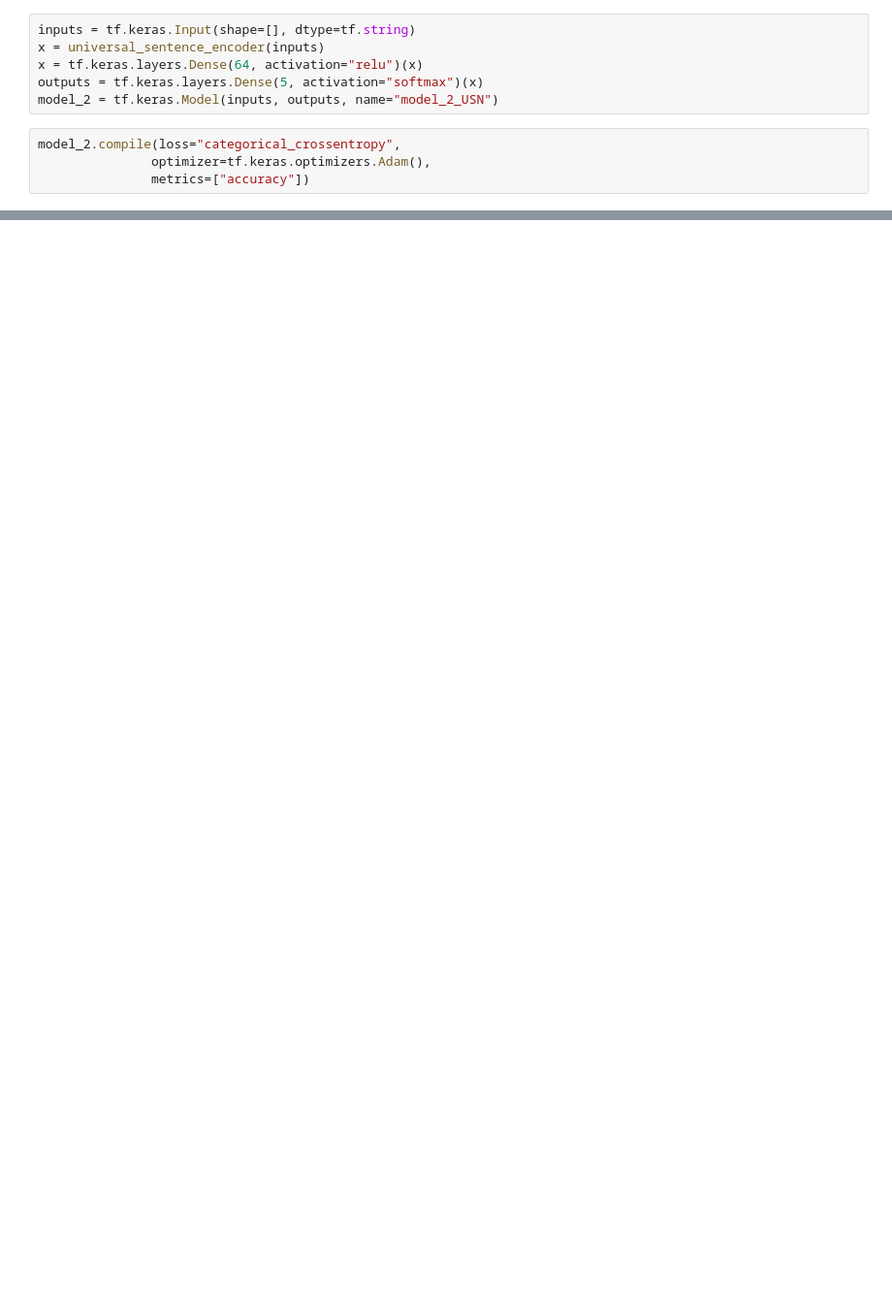
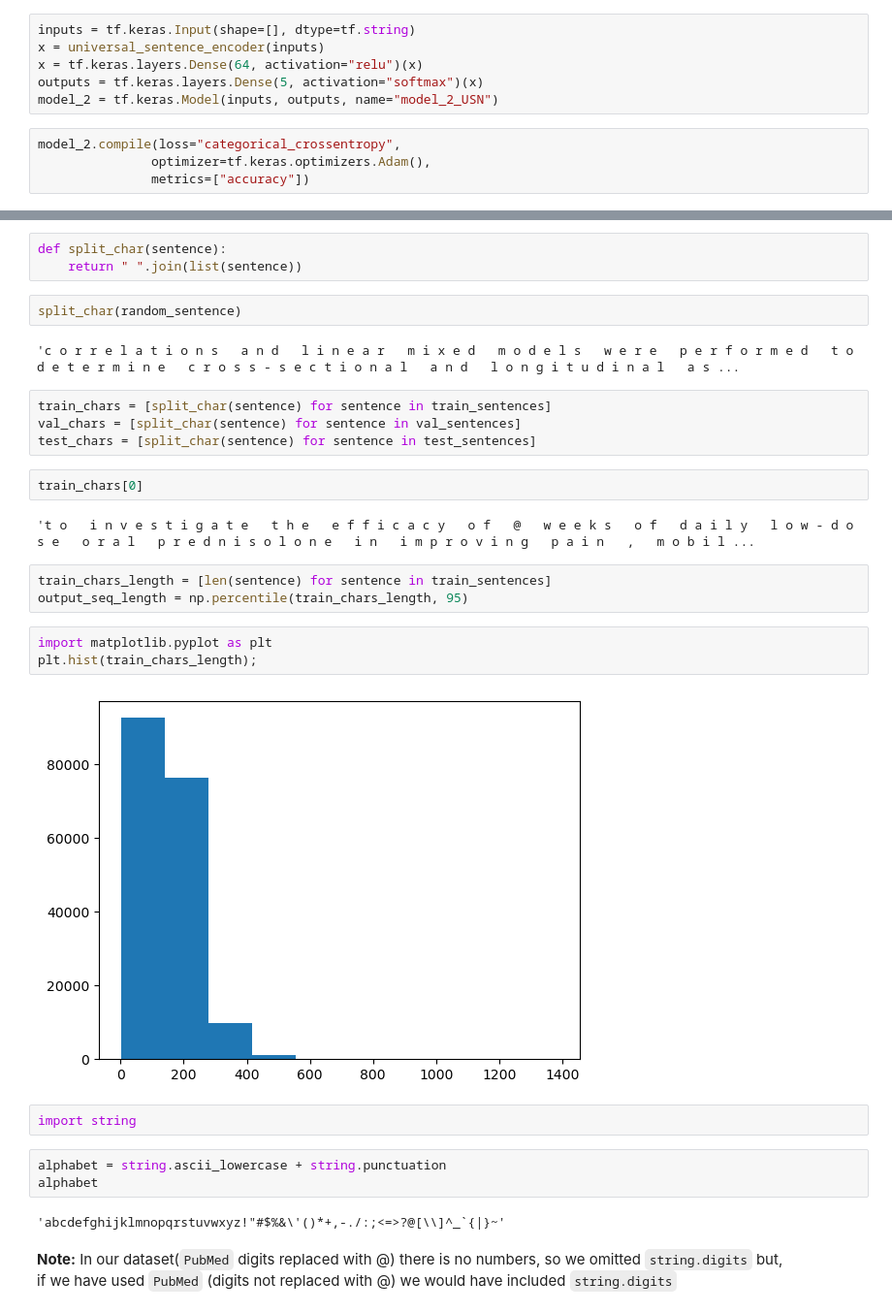
Before and after one commit to jahidul39306/TF_Journey, a Jupyter notebook: 9. SkimLit/pubmed-200k-rct-a-dataset-for-sequential-sentence.ipynb, the cells around one changed output, grey strips where cells are left out. Shown: that part at 97% size. Cells and saved outputs as stored; diff of their text form; blank space fills up the shorter version.

```diff
--- a/9. SkimLit/pubmed-200k-rct-a-dataset-for-sequential-sentence.ipynb
+++ b/9. SkimLit/pubmed-200k-rct-a-dataset-for-sequential-sentence.ipynb
@@ -513,0 +456,33 @@ model_2_results
+# %%
+def split_char(sentence):
+    return " ".join(list(sentence))
+# %%
+split_char(random_sentence)
+# %% [output]
+'c o r r e l a t i o n s   a n d   l i n e a r   m i x e d   m o d e l s   w e r e   p e r f o r m e d   t o   d e t e r m i n e   c r o s s - s e c t i o n a l   a n d   l o n g i t u d i n a l   a s ...
+# %%
+train_chars = [split_char(sentence) for sentence in train_sentences]
+val_chars = [split_char(sentence) for sentence in val_sentences]
+test_chars = [split_char(sentence) for sentence in test_sentences]
+# %%
+train_chars[0]
+# %% [output]
+'t o   i n v e s t i g a t e   t h e   e f f i c a c y   o f   @   w e e k s   o f   d a i l y   l o w - d o s e   o r a l   p r e d n i s o l o n e   i n   i m p r o v i n g   p a i n   ,   m o b i l ...
+# %%
+train_chars_length = [len(sentence) for sentence in train_sentences]
+output_seq_length = np.percentile(train_chars_length, 95)
+# %%
+import matplotlib.pyplot as plt
+plt.hist(train_chars_length);
+# %% [output]
+[figure, added]
+# %%
+import string
+# %%
+alphabet = string.ascii_lowercase + string.punctuation
+alphabet
+# %% [output]
+'abcdefghijklmnopqrstuvwxyz!"#$%&\'()*+,-./:;<=>?@[\\]^_`{|}~'
+# %% [markdown]
+**Note:** In our dataset(`PubMed` digits replaced with @) there is no numbers, so we omitted `string.digits` but,<br>
+if we have used `PubMed` (digits not replaced with @) we would have included `string.digits`
```
Also changed, not shown: parts of 27 cells of this notebook.
